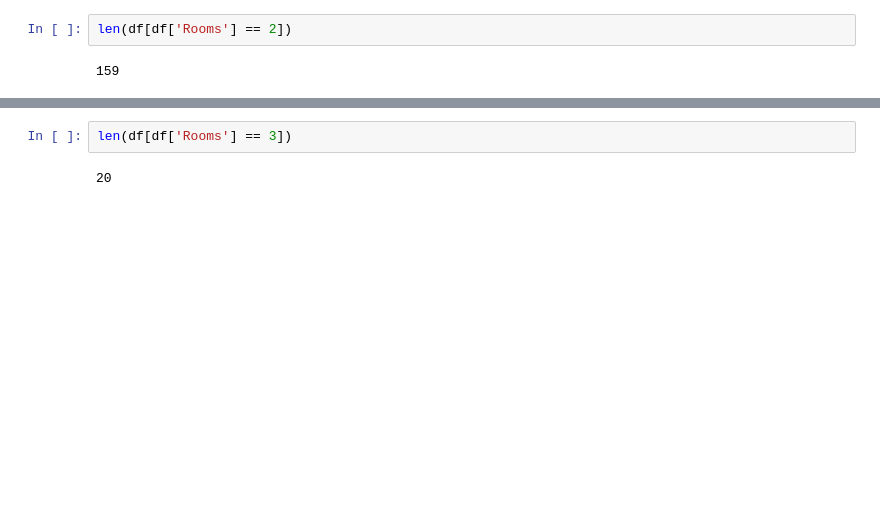
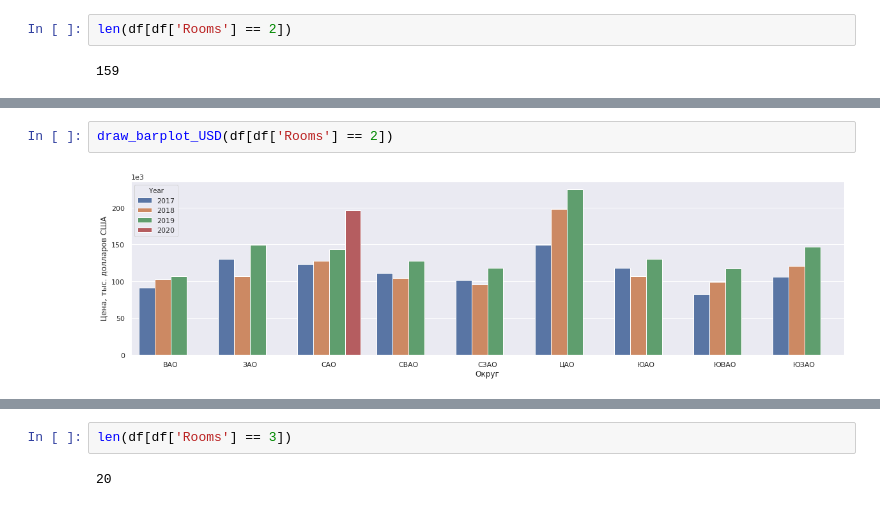
Before and after one commit to cdies/msgr, a Jupyter notebook: statistics.ipynb, the cells around one changed output, grey strips where cells are left out. Saved outputs shown, nothing was run; the diff lists cells and outputs as text; blank space fills up the shorter version.

```diff
--- a/statistics.ipynb
+++ b/statistics.ipynb
@@ -119,0 +172,4 @@ ax.set(xlabel='Округ', ylabel='Цена, млн. рублей');
+# %%
+draw_barplot_USD(df[df['Rooms'] == 2])
+# %% [output]
+[figure, added]
```
Also changed, not shown: parts of 20 cells of this notebook.
